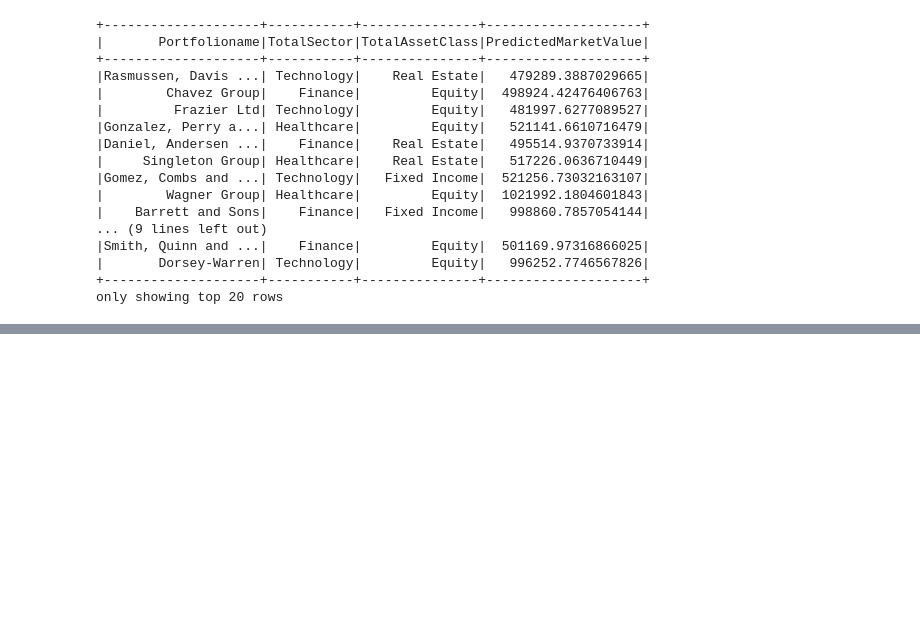
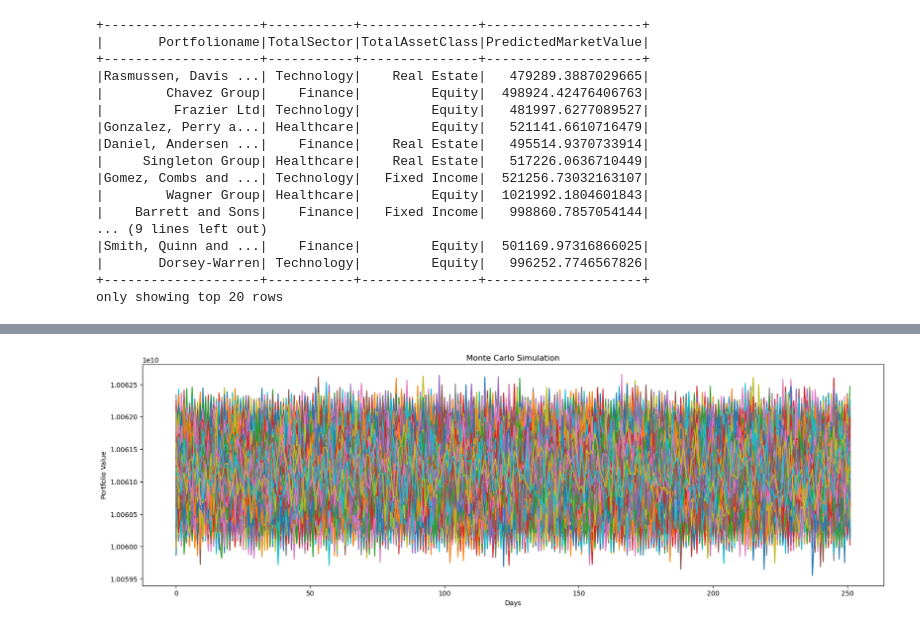
Before and after one commit to mnjkr123/Asset-Management-Data-Science, a Jupyter notebook: Holding_Portfolio_Security_Analysis.ipynb, the cells around one changed output, grey strips where cells are left out. Drawn from its saved outputs; the diff is of its cells as text; code cells hidden in the pictures; blank space fills up the shorter version.

```diff
--- a/Holding_Portfolio_Security_Analysis.ipynb
+++ b/Holding_Portfolio_Security_Analysis.ipynb
@@ -282,7 +282,10 @@ conn.close()
 # %%
 from pyspark.sql import SparkSession
 
-# ... Rest of your code ...
+# Create a SparkSession with the JDBC driver
+spark = SparkSession.builder \
+    .appName("PortfolioAnalysis") \
+    .getOrCreate()
 
 
 # Load data from SQL Server into a DataFrame
@@ -410,0 +462,43 @@ only showing top 20 rows
+# %%
+import numpy as np
+import pandas as pd
+import matplotlib.pyplot as plt
+
+# Assuming you have a DataFrame 'holding_data' with the holding information
+# You can replace this with your actual DataFrame containing holding information
+
+df_holdings = spark.read.format("jdbc") \
+    .option("url", "jdbc:sqlserver://MANOJGAMING\SQLEXPRESS;databaseName=AssetAnalysis;user=admin;password=Irvine123%") \
+    .option("dbtable", "Holding") \
+    .load()
+
+# Define the parameters
+num_simulations = 10000
+num_days = 252  # Assuming trading days in a year
+initial_investment = 1000000  # Initial investment amount
+
+# Calculate the expected return and volatility based on your data
+expected_return = df_holdings.agg({'MarketValue': 'mean'}).collect()[0][0]  # Mean of MarketValue
+dividend_yield = df_holdings.agg({'DividendYield': 'mean'}).collect()[0][0]  # Mean of DividendYield
+
+# Convert dividend_yield to float
+dividend_yield = float(dividend_yield)
+
+# Generate random daily returns for the number of days
+daily_returns = np.random.normal(expected_return / num_days, dividend_yield / np.sqrt(num_days), (num_days, num_simulations))
+
+# Calculate the cumulative returns
+cumulative_returns = np.cumprod(1 + daily_returns, axis=0)
+
+# Calculate the portfolio value over time
+portfolio_values = initial_investment * daily_returns
+
+# Plot the Monte Carlo simulations
+plt.figure(figsize=(20, 6))
+plt.plot(portfolio_values)
+plt.xlabel('Days')
+plt.ylabel('Portfolio Value')
+plt.title('Monte Carlo Simulation')
+plt.show()
+# %% [output]
+[figure, added]
```
Also changed, not shown: parts of 2 cells of this notebook.
